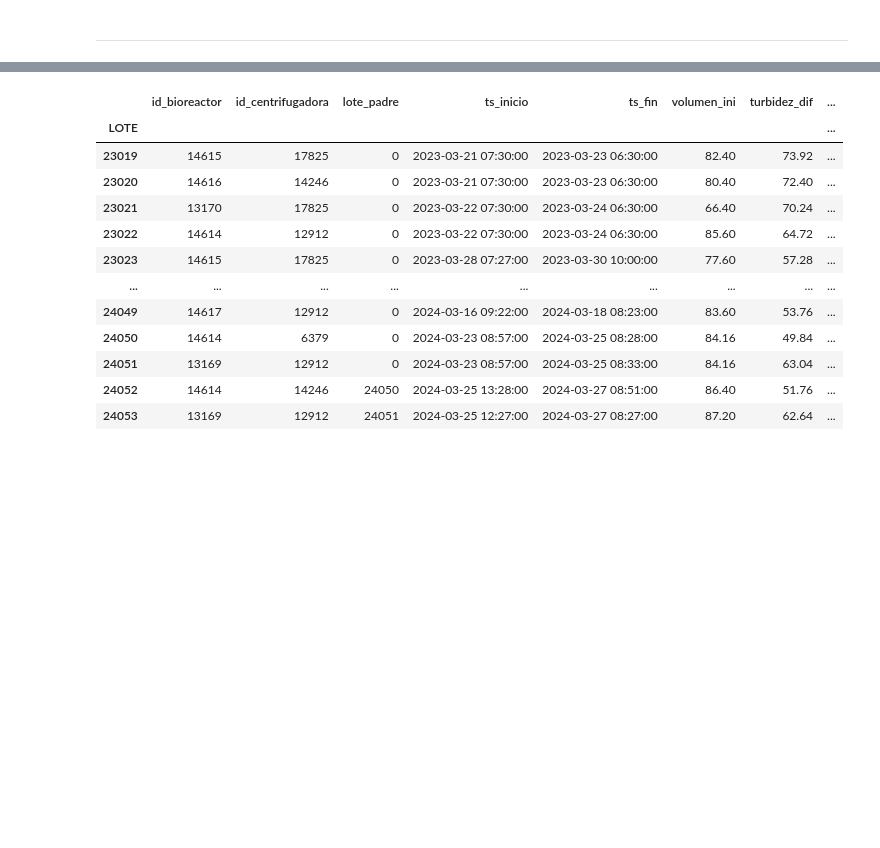
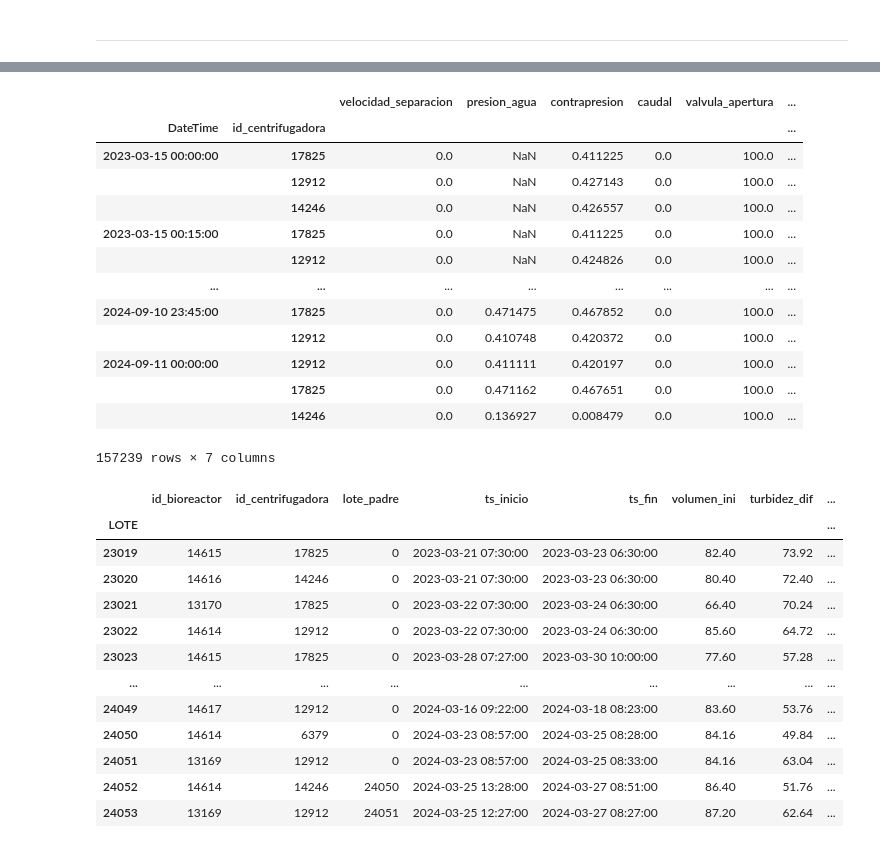
Before and after one commit to nikodyulger/datathon-los-forajidos, a Jupyter notebook: prediccion.ipynb, the cells around one changed output, grey strips where cells are left out. Saved outputs shown, nothing was run; the diff lists cells and outputs as text; code cells hidden in the pictures; blank space fills up the shorter version.

Commit message:
concatenar centrifugadoras

```diff
--- a/prediccion.ipynb
+++ b/prediccion.ipynb
@@ -248,4 +248,50 @@ concatenate_bioreactor_data() # revisar los indices !!
 471717 rows × 16 columns
+# %%
+def concatentate_cfg_data():
+    centrifugadora_files = [f for f in os.listdir('./raw_data') if not os.path.isdir(f) and f.startswith('Centrífuga')]
+    centrifugadora_dfs = []
+    cols_name_map = {
+        'CTF0101.EN_Parcial' : 'n_descargas_parciales',
+        'CTF0101.EN_Total': 'n_descargas_totales',
+        'D01780551.PV': 'valvula_apertura',
+        'D01906041.PV': 'caudal',
+        'D01916047.PV': 'contrapresion',
+        'D01916503.PV': 'presion_agua',
+        'D01919022.PV': 'velocidad_separacion'
+    }
+    for cfg_fname in centrifugadora_files:
+
+        numbers = re.findall(r'\d+', cfg_fname)
+        id_centrifugadora = int(numbers[0])
+
+        df = pd.read_excel(f'./raw_data/{cfg_fname}', sheet_name='Datos', index_col='DateTime', parse_dates=True, engine='openpyxl')
+
+        new_cols = df.columns.map(lambda x: x.replace(f'{id_centrifugadora}_',''))
+        df = df.rename(columns={old_col: new_col for old_col, new_col in zip(df.columns, new_cols)})
+        df = df.rename(columns=cols_name_map)
+        df['id_centrifugadora'] = id_centrifugadora
+
+        centrifugadora_dfs.append(df)
+
+    df = pd.concat(centrifugadora_dfs, axis=0).sort_index().set_index('id_centrifugadora', append=True)
+    return df
+# %%
+concatentate_cfg_data()
+# %% [output]
+|  |  | velocidad_separacion | presion_agua | contrapresion | caudal | valvula_apertura | ... |
+| DateTime | id_centrifugadora |  |  |  |  |  | ... |
+| 2023-03-15 00:00:00 | 17825 | 0.0 | NaN | 0.411225 | 0.0 | 100.0 | ... |
+|  | 12912 | 0.0 | NaN | 0.427143 | 0.0 | 100.0 | ... |
+|  | 14246 | 0.0 | NaN | 0.426557 | 0.0 | 100.0 | ... |
+| 2023-03-15 00:15:00 | 17825 | 0.0 | NaN | 0.411225 | 0.0 | 100.0 | ... |
+|  | 12912 | 0.0 | NaN | 0.424826 | 0.0 | 100.0 | ... |
+| ... | ... | ... | ... | ... | ... | ... | ... |
+| 2024-09-10 23:45:00 | 17825 | 0.0 | 0.471475 | 0.467852 | 0.0 | 100.0 | ... |
+|  | 12912 | 0.0 | 0.410748 | 0.420372 | 0.0 | 100.0 | ... |
+| 2024-09-11 00:00:00 | 12912 | 0.0 | 0.411111 | 0.420197 | 0.0 | 100.0 | ... |
+|  | 17825 | 0.0 | 0.471162 | 0.467651 | 0.0 | 100.0 | ... |
+|  | 14246 | 0.0 | 0.136927 | 0.008479 | 0.0 | 100.0 | ... |
+157239 rows × 7 columns
 # %%
 df_info_general = get_orden_data()
 lotes = df_info_general.index.unique()
```
Also changed, not shown: parts of 2 cells of this notebook.
